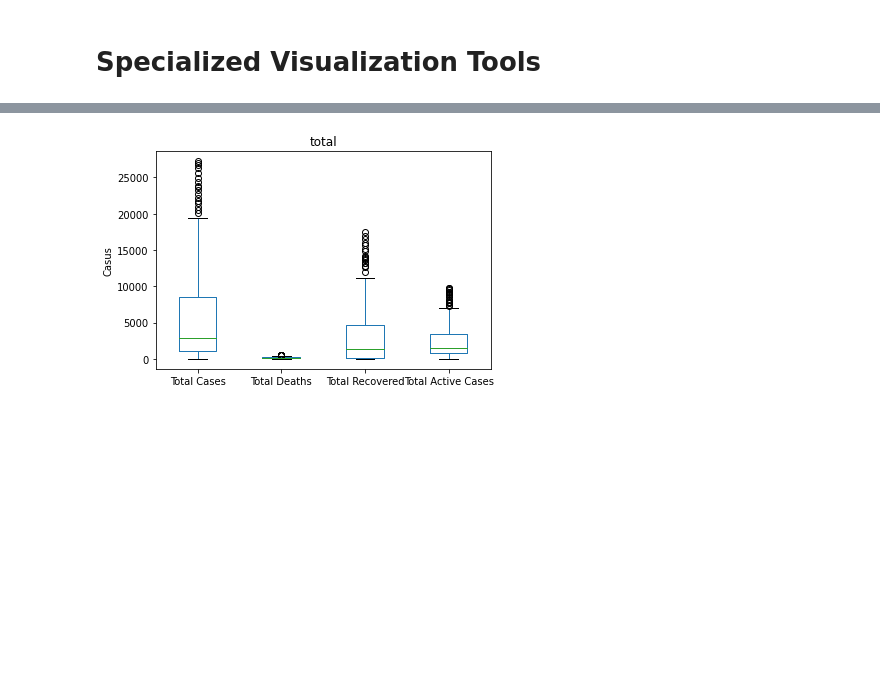
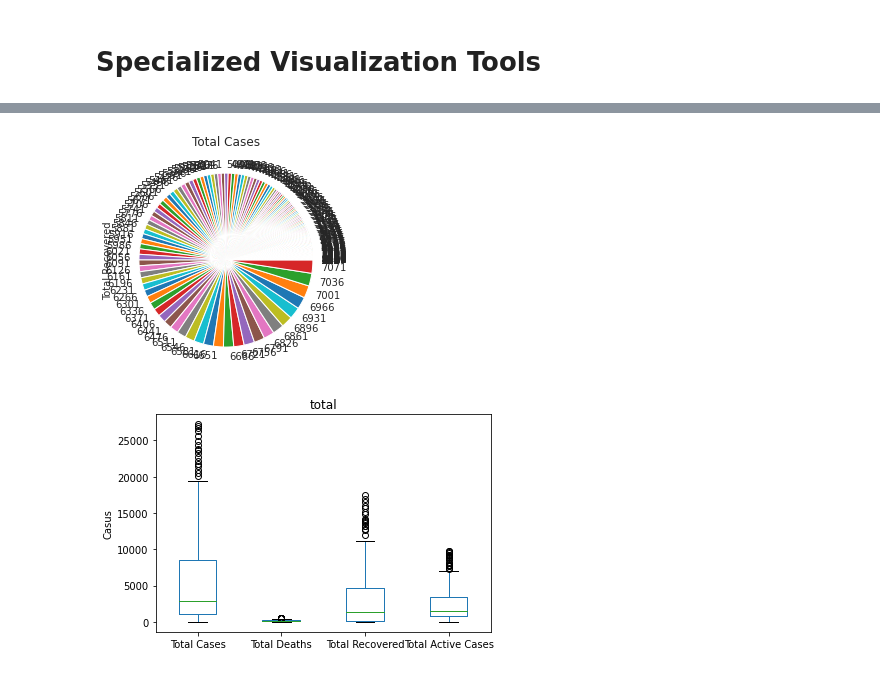
Before and after one commit to Andhi1710/python, a Jupyter notebook: (Andhi_Hamzah)_Covid_19_Indonesia_Dataset.ipynb, the cells around one changed output, grey strips where cells are left out. Saved outputs shown, nothing was run; the diff lists cells and outputs as text; code cells hidden in the pictures; blank space fills up the shorter version.

```diff
--- a/(Andhi_Hamzah)_Covid_19_Indonesia_Dataset.ipynb
+++ b/(Andhi_Hamzah)_Covid_19_Indonesia_Dataset.ipynb
@@ -684,0 +694,4 @@ dtype: int64
+# %%
+columns = ['Total Cases','Total Deaths','Total Recovered','Total Active Cases']
+Jabar_pie = Jb_covid[columns]
+Jabar_pie.head(10)
@@ -685,3 +710,12 @@ dtype: int64
+# %%
+#@title Pie Charts
+import matplotlib as plt
+import matplotlib.pyplot as plt
+Jabar_pie['Total Recovered'].plot(kind='pie')
+plt.title("Total Cases")
+plt.show()
+# %% [output]
+[figure, added]
 # %%
 #@title Box Plots
 import matplotlib.pyplot as plt
```
Also changed, not shown: parts of 2 cells of this notebook.
